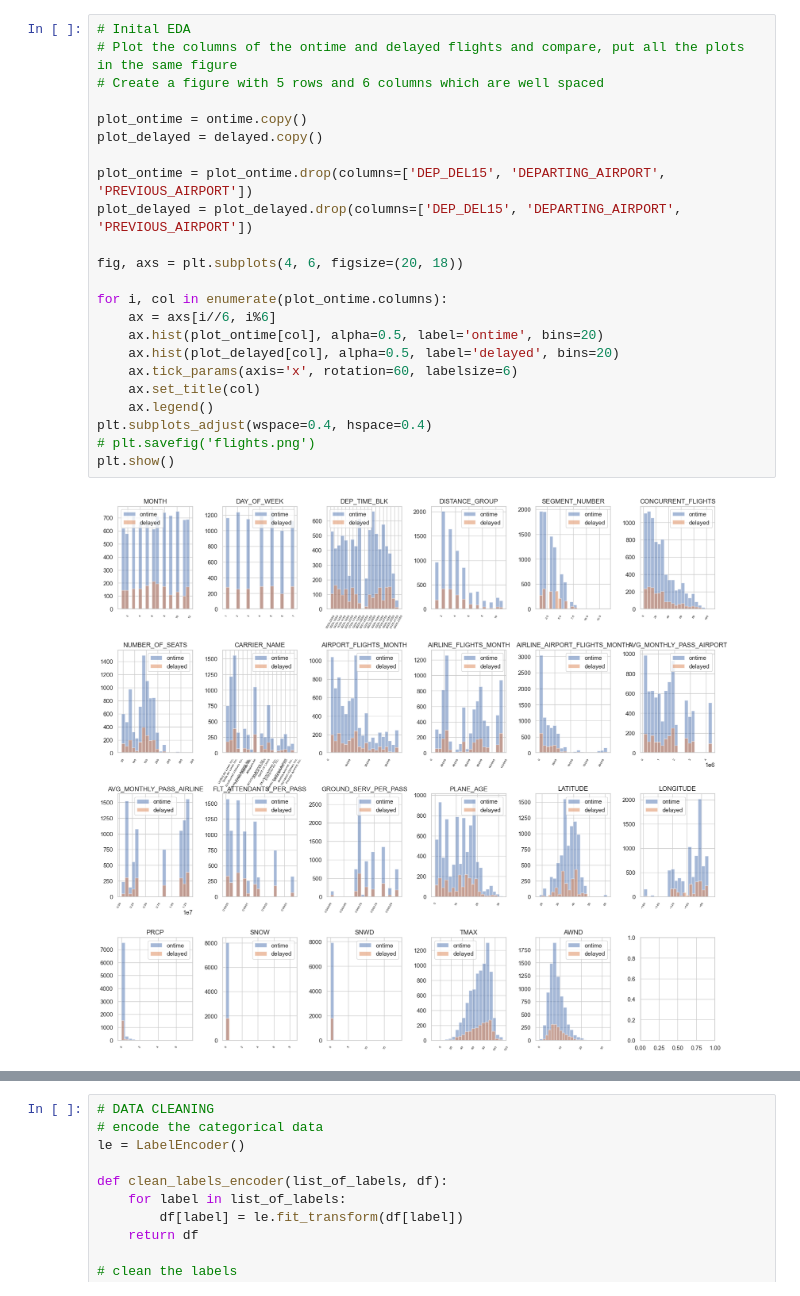
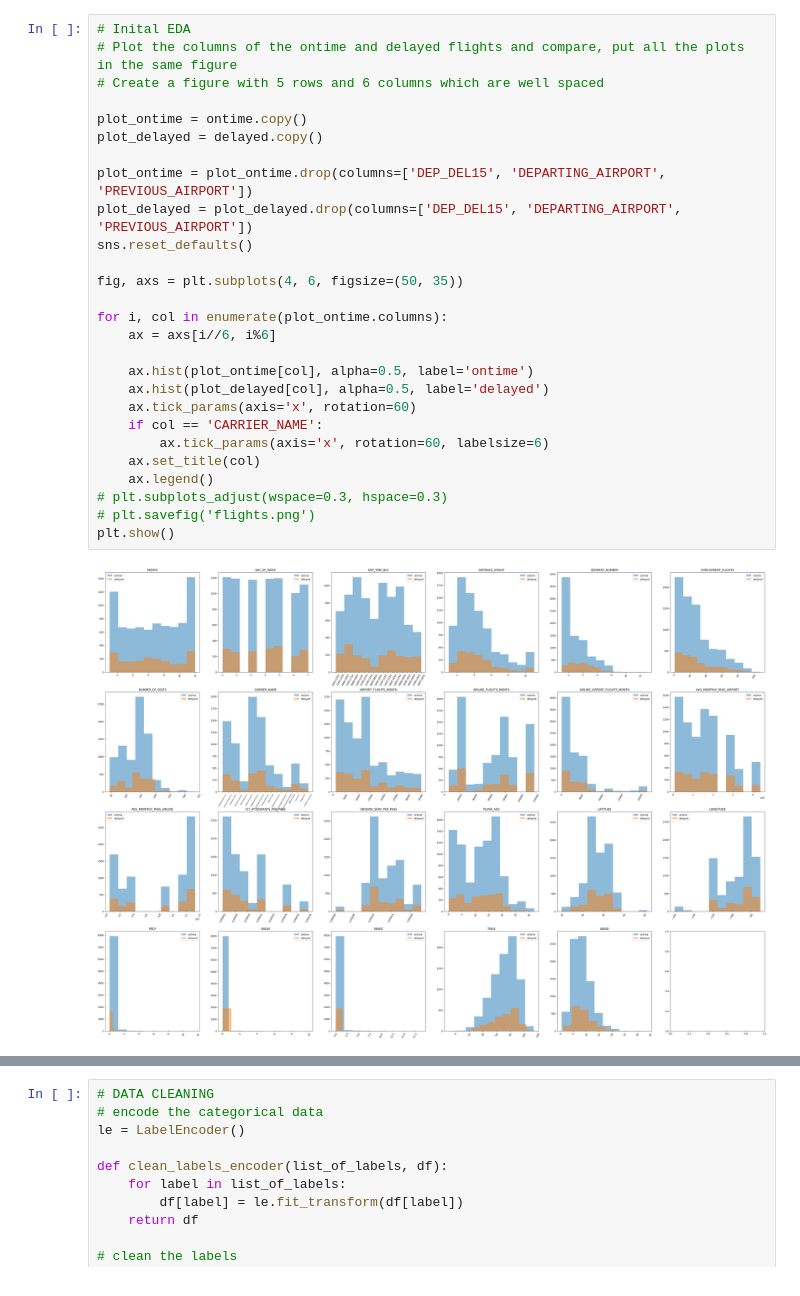
Before and after one commit to FraserW123/airline_project, a Jupyter notebook: main_plots.ipynb, the cells around one changed output, grey strips where cells are left out. Cells and saved outputs as stored; diff of their text form.

```diff
--- a/main_plots.ipynb
+++ b/main_plots.ipynb
@@ -46,27 +59,31 @@ plt.show()
 # %%
 # Inital EDA
 # Plot the columns of the ontime and delayed flights and compare, put all the plots in the same figure
 # Create a figure with 5 rows and 6 columns which are well spaced
 
 plot_ontime = ontime.copy()
 plot_delayed = delayed.copy()
 
 plot_ontime = plot_ontime.drop(columns=['DEP_DEL15', 'DEPARTING_AIRPORT', 'PREVIOUS_AIRPORT'])
 plot_delayed = plot_delayed.drop(columns=['DEP_DEL15', 'DEPARTING_AIRPORT', 'PREVIOUS_AIRPORT'])
+sns.reset_defaults()
 
-fig, axs = plt.subplots(4, 6, figsize=(20, 18))
+fig, axs = plt.subplots(4, 6, figsize=(50, 35))
 
 for i, col in enumerate(plot_ontime.columns):
     ax = axs[i//6, i%6]
-    ax.hist(plot_ontime[col], alpha=0.5, label='ontime', bins=20)
-    ax.hist(plot_delayed[col], alpha=0.5, label='delayed', bins=20)
-    ax.tick_params(axis='x', rotation=60, labelsize=6)
+
+    ax.hist(plot_ontime[col], alpha=0.5, label='ontime')
+    ax.hist(plot_delayed[col], alpha=0.5, label='delayed')
+    ax.tick_params(axis='x', rotation=60)
+    if col == 'CARRIER_NAME':
+        ax.tick_params(axis='x', rotation=60, labelsize=6)
     ax.set_title(col)
     ax.legend()
-plt.subplots_adjust(wspace=0.4, hspace=0.4)
+# plt.subplots_adjust(wspace=0.3, hspace=0.3)
 # plt.savefig('flights.png')
 plt.show()
 # %% [output]
-[figure, old version]
+[figure, new version]
 # %%
 # Print airports with the most delayed flights
```
Also changed, not shown: parts of 9 cells of this notebook, 5 other files.
